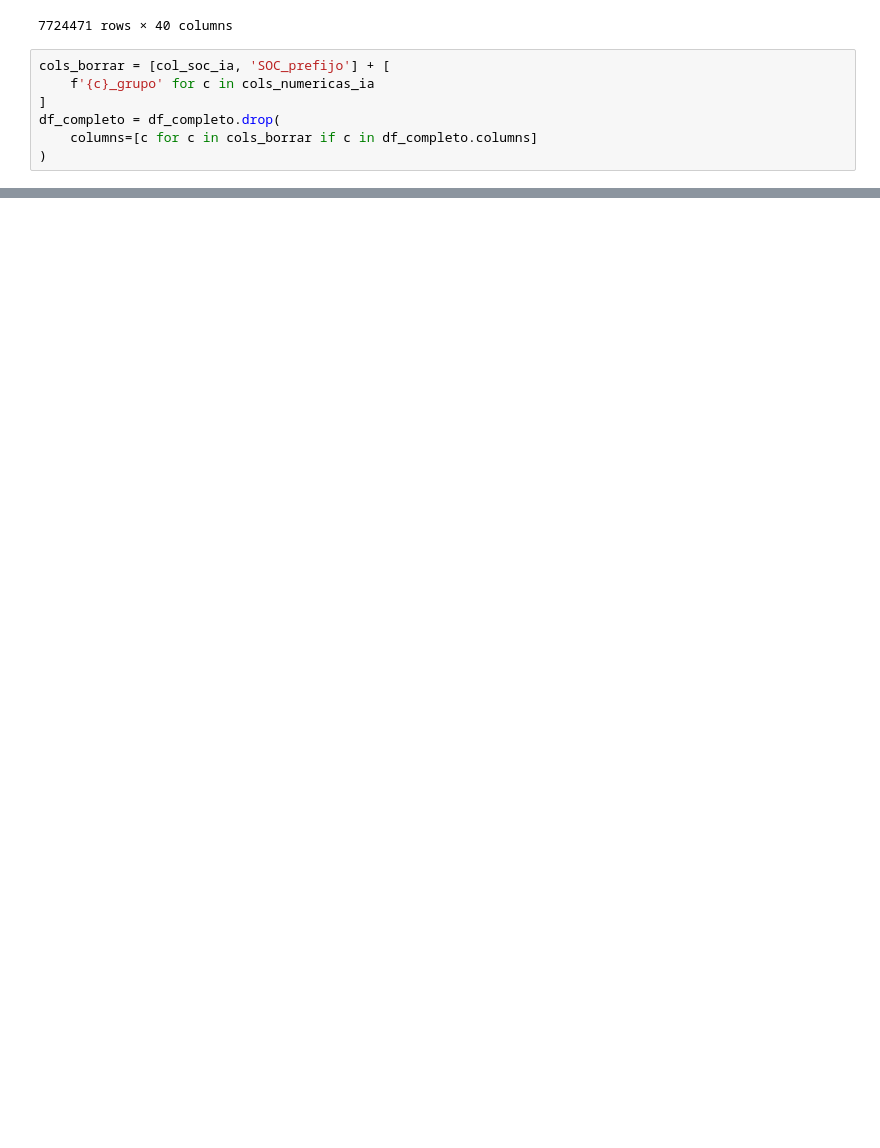
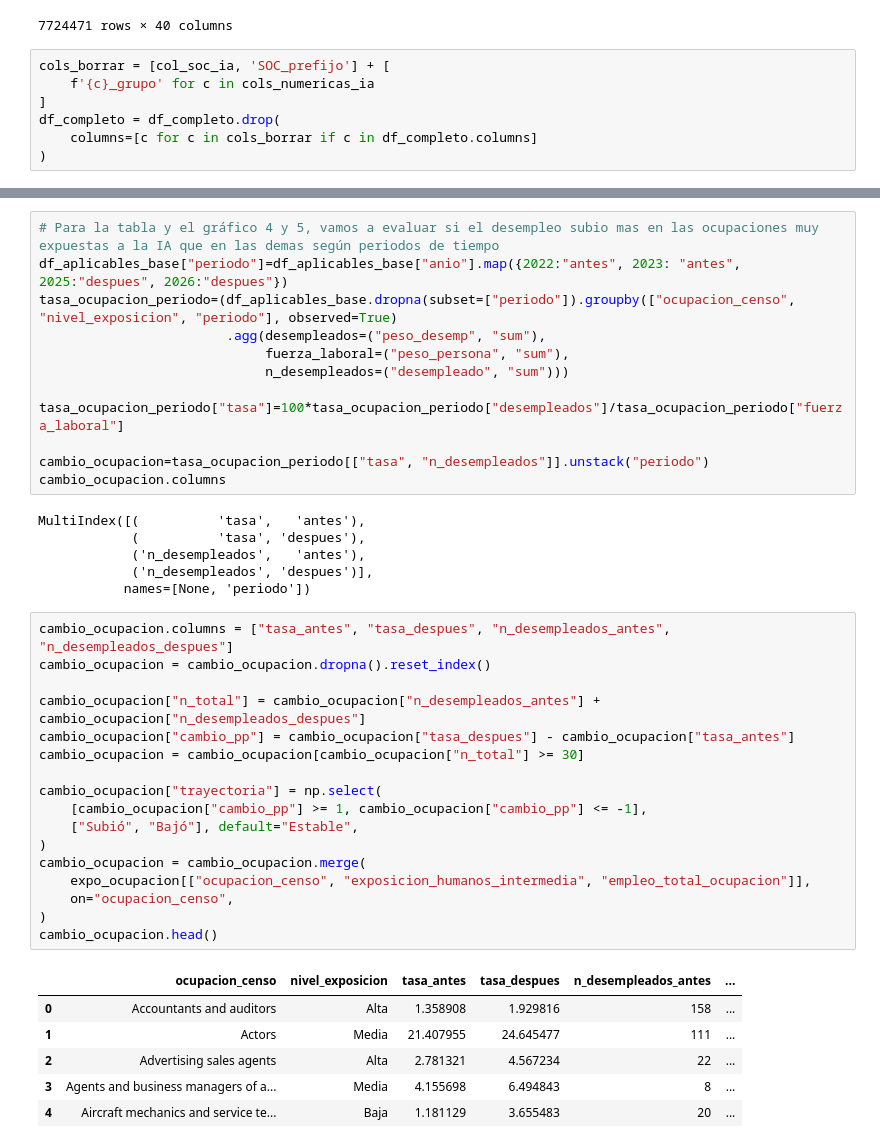
Before and after one commit to DATA-20262-SEC01-G07/Proyecto-2, a Jupyter notebook: notebooks/cargads.ipynb, the cells around one changed output, grey strips where cells are left out. Saved outputs shown, nothing was run; the diff lists cells and outputs as text; blank space fills up the shorter version.

```diff
--- a/notebooks/cargads.ipynb
+++ b/notebooks/cargads.ipynb
@@ -265,0 +446,42 @@ human_rating_alpha ($\alpha$): Misma definición de exposición directa ($\alpha
+# %%
+# Para la tabla y el gráfico 4 y 5, vamos a evaluar si el desempleo subio mas en las ocupaciones muy expuestas a la IA que en las demas según periodos de tiempo
+df_aplicables_base["periodo"]=df_aplicables_base["anio"].map({2022:"antes", 2023: "antes", 2025:"despues", 2026:"despues"})
+tasa_ocupacion_periodo=(df_aplicables_base.dropna(subset=["periodo"]).groupby(["ocupacion_censo", "nivel_exposicion", "periodo"], observed=True)
+                        .agg(desempleados=("peso_desemp", "sum"),
+                             fuerza_laboral=("peso_persona", "sum"),
+                             n_desempleados=("desempleado", "sum")))
+
+tasa_ocupacion_periodo["tasa"]=100*tasa_ocupacion_periodo["desempleados"]/tasa_ocupacion_periodo["fuerza_laboral"]
+
+cambio_ocupacion=tasa_ocupacion_periodo[["tasa", "n_desempleados"]].unstack("periodo")
+cambio_ocupacion.columns
+# %% [output]
+MultiIndex([(          'tasa',   'antes'),
+            (          'tasa', 'despues'),
+            ('n_desempleados',   'antes'),
+            ('n_desempleados', 'despues')],
+           names=[None, 'periodo'])
+# %%
+cambio_ocupacion.columns = ["tasa_antes", "tasa_despues", "n_desempleados_antes", "n_desempleados_despues"]
+cambio_ocupacion = cambio_ocupacion.dropna().reset_index()
+
+cambio_ocupacion["n_total"] = cambio_ocupacion["n_desempleados_antes"] + cambio_ocupacion["n_desempleados_despues"]
+cambio_ocupacion["cambio_pp"] = cambio_ocupacion["tasa_despues"] - cambio_ocupacion["tasa_antes"]
+cambio_ocupacion = cambio_ocupacion[cambio_ocupacion["n_total"] >= 30]
+
+cambio_ocupacion["trayectoria"] = np.select(
+    [cambio_ocupacion["cambio_pp"] >= 1, cambio_ocupacion["cambio_pp"] <= -1],
+    ["Subió", "Bajó"], default="Estable",
+)
+cambio_ocupacion = cambio_ocupacion.merge(
+    expo_ocupacion[["ocupacion_censo", "exposicion_humanos_intermedia", "empleo_total_ocupacion"]],
+    on="ocupacion_censo",
+)
+cambio_ocupacion.head()
+# %% [output]
+|  | ocupacion_censo | nivel_exposicion | tasa_antes | tasa_despues | n_desempleados_antes | ... |
+| 0 | Accountants and auditors | Alta | 1.358908 | 1.929816 | 158 | ... |
+| 1 | Actors | Media | 21.407955 | 24.645477 | 111 | ... |
+| 2 | Advertising sales agents | Alta | 2.781321 | 4.567234 | 22 | ... |
+| 3 | Agents and business managers of a... | Media | 4.155698 | 6.494843 | 8 | ... |
+| 4 | Aircraft mechanics and service te... | Baja | 1.181129 | 3.655483 | 20 | ... |
```
Also changed, not shown: parts of 24 cells of this notebook.
